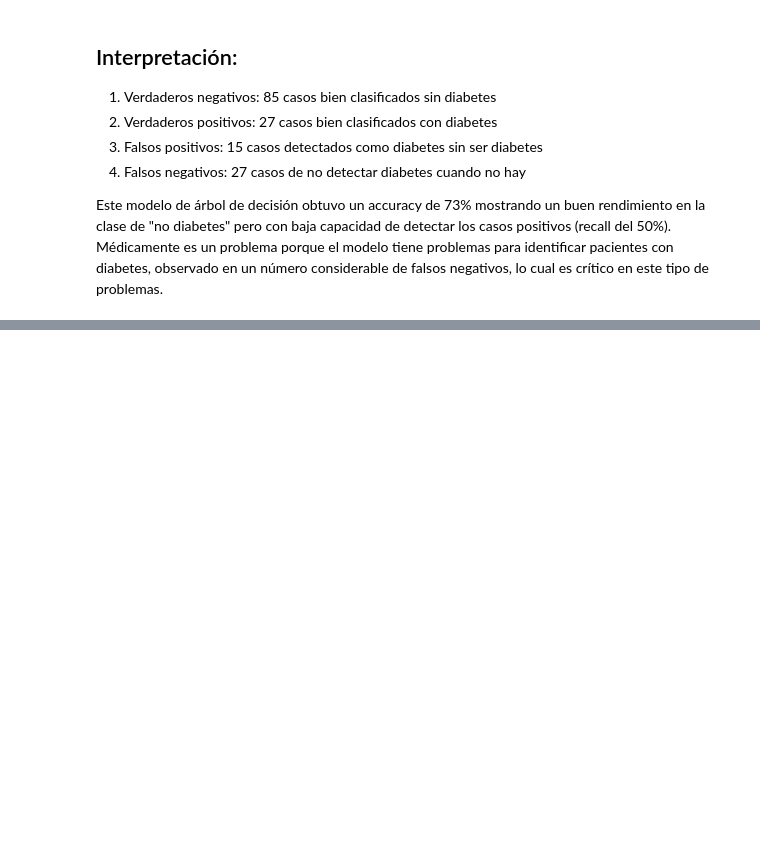
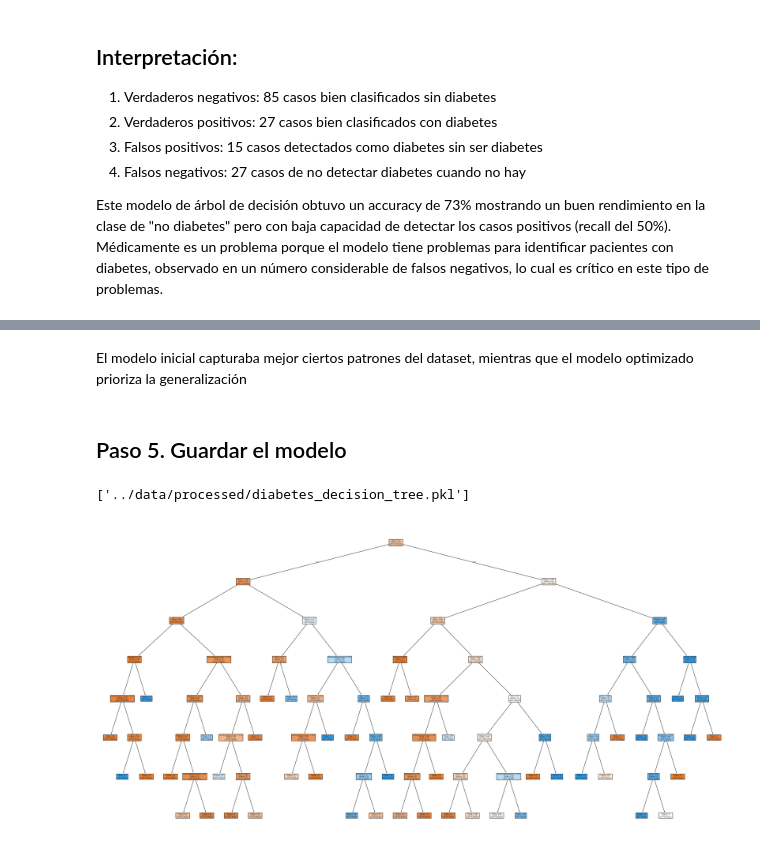
Before and after one commit to 4GeeksAcademy/ekbalam11-machine-learning, a Jupyter notebook: src/04-eda-diabetes.ipynb, the cells around one changed output, grey strips where cells are left out. Cells and saved outputs as stored; diff of their text form; code cells hidden in the pictures; blank space fills up the shorter version.

```diff
--- a/src/04-eda-diabetes.ipynb
+++ b/src/04-eda-diabetes.ipynb
@@ -279,0 +287,18 @@ Este modelo de árbol de decisión obtuvo un accuracy de 73% mostrando un buen r
+# %%
+pipeline = Pipeline([
+    ("imputer", SimpleImputer(missing_values=0, strategy="median")),
+    ("classifier", DecisionTreeClassifier(random_state=42))
+])
+# %%
+#Adaptamos el param_grid
+param_grid = {
+    "classifier__criterion": ["gini", "entropy"],
+    "classifier__max_depth": [3, 5, 7],
+    "classifier__max_features": ["sqrt", "log2", None],
+    "classifier__min_samples_split": [2, 5, 10],
+    "classifier__min_samples_leaf": [1, 2, 4]
+}
+# %%
+grid = GridSearchCV(estimator=pipeline, param_grid=param_grid, cv=5, n_jobs=-1, verbose=2)
+grid.fit(X_train, y_train)
+print(f"Mejores hiperparámetros: {grid.best_params_}")
@@ -279,0 +331,22 @@ Este modelo de árbol de decisión obtuvo un accuracy de 73% mostrando un buen r
+# %% [markdown]
+El modelo inicial capturaba mejor ciertos patrones del dataset, mientras que el modelo optimizado prioriza la generalización
+# %% [markdown]
+## Paso 5. Guardar el modelo
+# %%
+import joblib
+joblib.dump(grid.best_estimator_, "../data/processed/diabetes_decision_tree.pkl")
+# %% [output]
+['../data/processed/diabetes_decision_tree.pkl']
+# %%
+#Visualización del árbol de decisión optimizado (aunque complicada con la complejidad del modelo)
+from sklearn.tree import plot_tree
+import matplotlib.pyplot as plt
+
+plt.figure(figsize=(20,10))
+plot_tree(grid.best_estimator_.named_steps['classifier'],
+          feature_names=X.columns,
+          class_names=["No Diabetes", "Diabetes"],
+          filled=True)
+plt.show()
+# %% [output]
+[figure, added]
```
Also changed, not shown: parts of 5 cells of this notebook.
